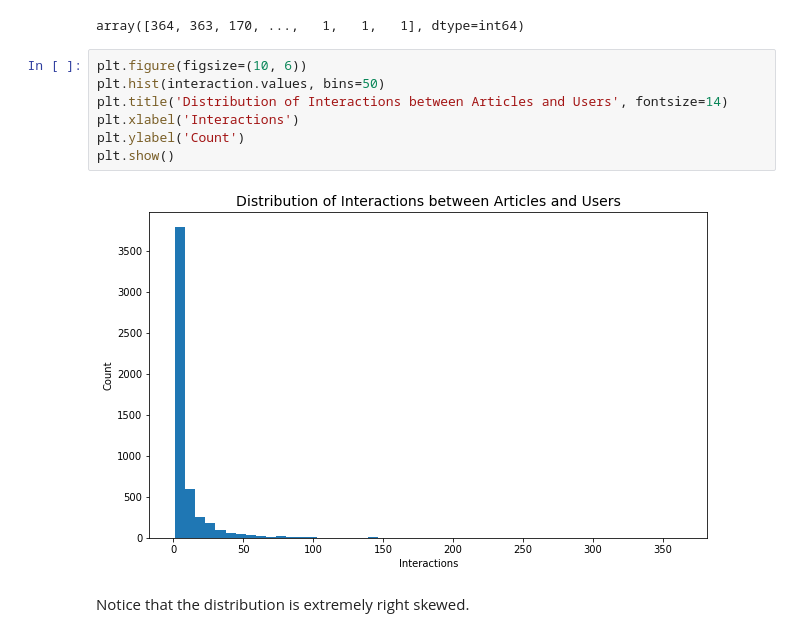
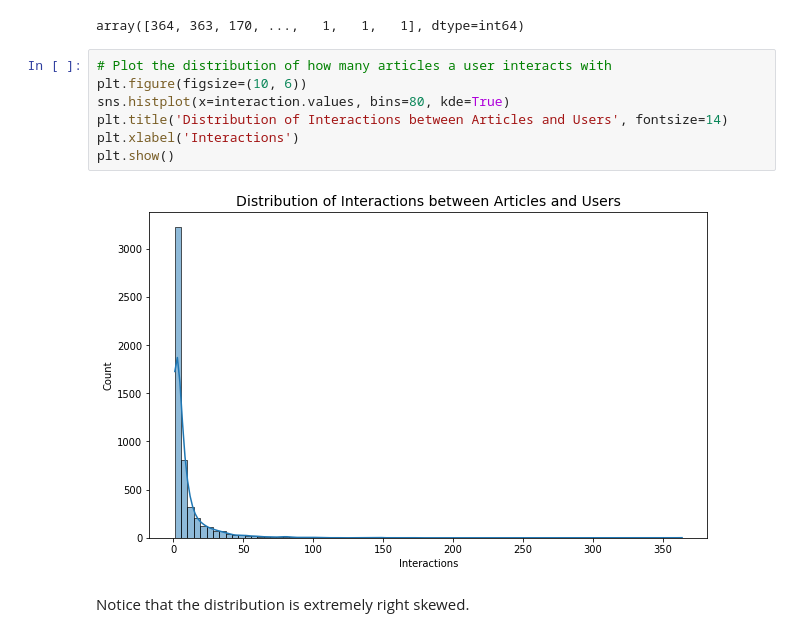
Before and after one commit to AlexJin0418/article-recommendation-system, a Jupyter notebook: Recommendations_with_IBM.ipynb, the cells around one changed output. Drawn from its saved outputs; the diff is of its cells as text.

```diff
--- a/Recommendations_with_IBM.ipynb
+++ b/Recommendations_with_IBM.ipynb
@@ -76,14 +78,14 @@ interaction.values
 # %% [output]
 array([364, 363, 170, ...,   1,   1,   1], dtype=int64)
 # %%
+# Plot the distribution of how many articles a user interacts with
 plt.figure(figsize=(10, 6))
-plt.hist(interaction.values, bins=50)
+sns.histplot(x=interaction.values, bins=80, kde=True)
 plt.title('Distribution of Interactions between Articles and Users', fontsize=14)
 plt.xlabel('Interactions')
-plt.ylabel('Count')
 plt.show()
 # %% [output]
-[figure, old version]
+[figure, new version]
 # %% [markdown]
 Notice that the distribution is extremely right skewed.
 # %%
```
Also changed, not shown: parts of 15 cells of this notebook.
